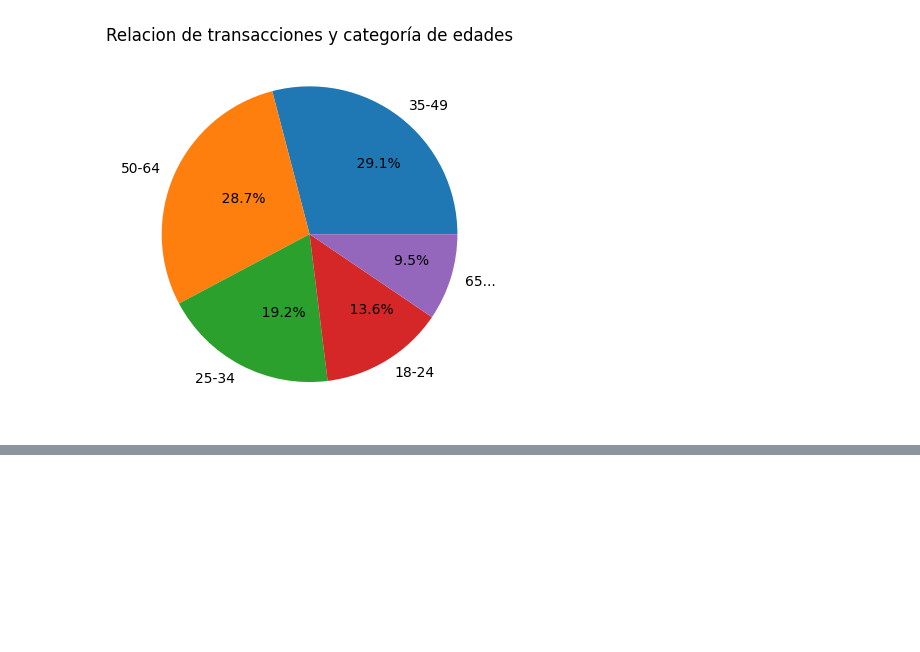
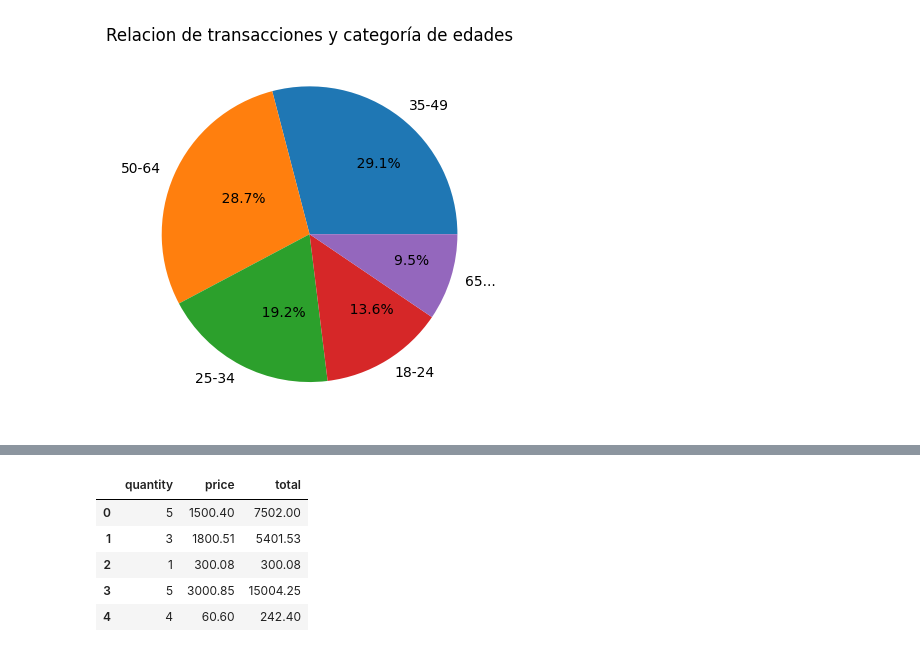
Before and after one commit to CarmenRosillo/retail-analisis, a Jupyter notebook: retail.ipynb, the cells around one changed output, grey strips where cells are left out. Cells and saved outputs as stored; diff of their text form; code cells hidden in the pictures; blank space fills up the shorter version.

```diff
--- a/retail.ipynb
+++ b/retail.ipynb
@@ -234,0 +261,9 @@ Text(0.5, 1.0, 'Relacion de transacciones y categoría de edades')
+# %%
+df3 [["quantity", "price", "total"]].head(5)
+# %% [output]
+|  | quantity | price | total |
+| 0 | 5 | 1500.40 | 7502.00 |
+| 1 | 3 | 1800.51 | 5401.53 |
+| 2 | 1 | 300.08 | 300.08 |
+| 3 | 5 | 3000.85 | 15004.25 |
+| 4 | 4 | 60.60 | 242.40 |
```
Also changed, not shown: parts of 7 cells of this notebook.
